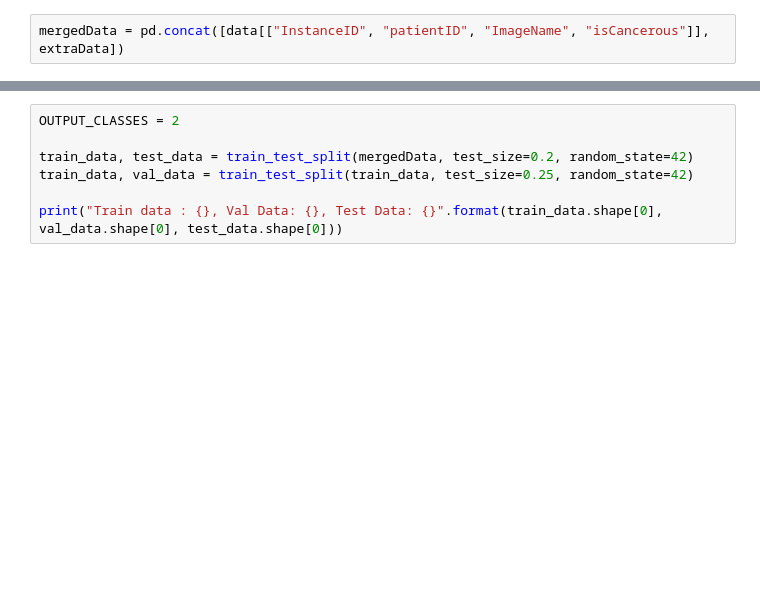
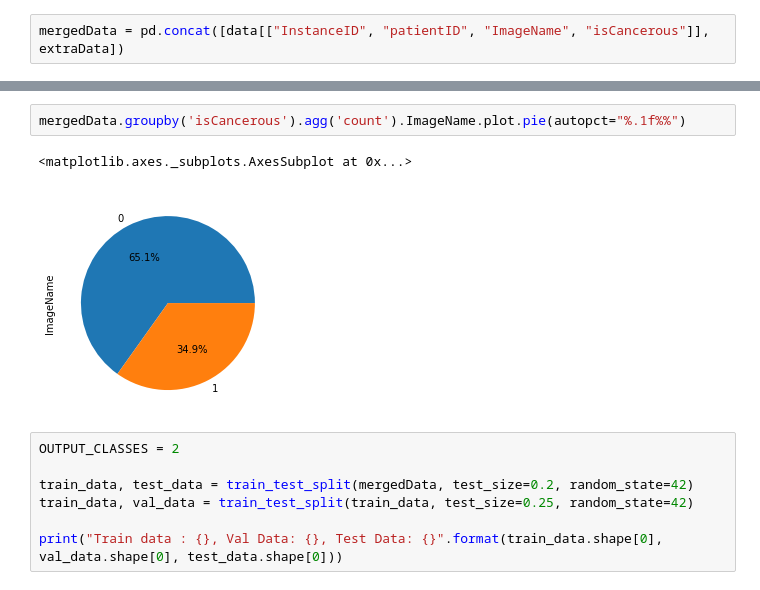
Before and after one commit to Sachin270/CMLAssignment2, a Jupyter notebook: Assignment2.ipynb, the cells around one changed output, grey strips where cells are left out. Saved outputs shown, nothing was run; the diff lists cells and outputs as text; blank space fills up the shorter version.

```diff
--- a/Assignment2.ipynb
+++ b/Assignment2.ipynb
@@ -91,3 +102,8 @@ mergedData = pd.concat([data[["InstanceID", "patientID", "ImageName", "isCancero
+# %%
+mergedData.groupby('isCancerous').agg('count').ImageName.plot.pie(autopct="%.1f%%")
+# %% [output]
+<matplotlib.axes._subplots.AxesSubplot at 0x...>
+[figure, added]
 # %%
 OUTPUT_CLASSES = 2
 
```
Also changed, not shown: parts of 23 cells of this notebook.
